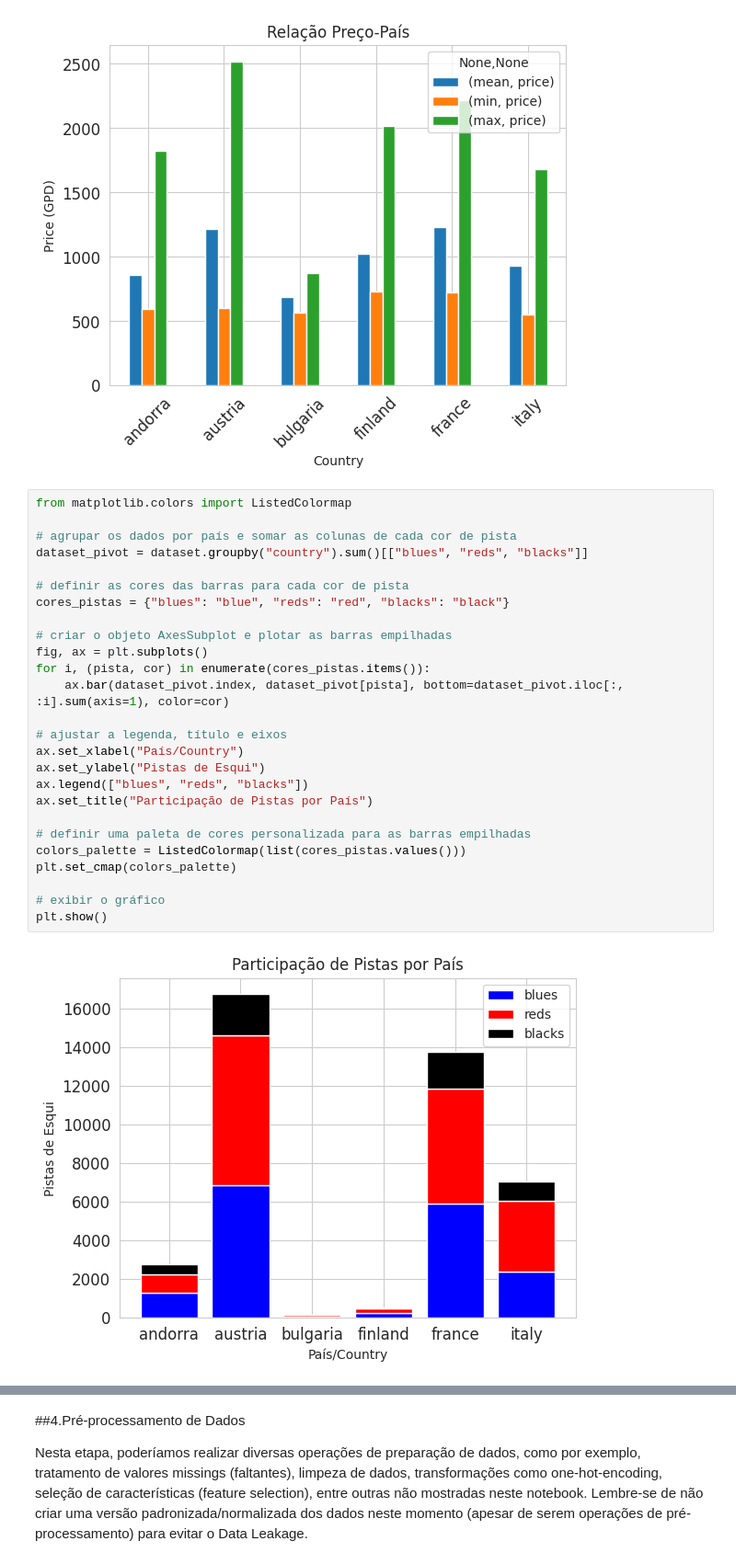
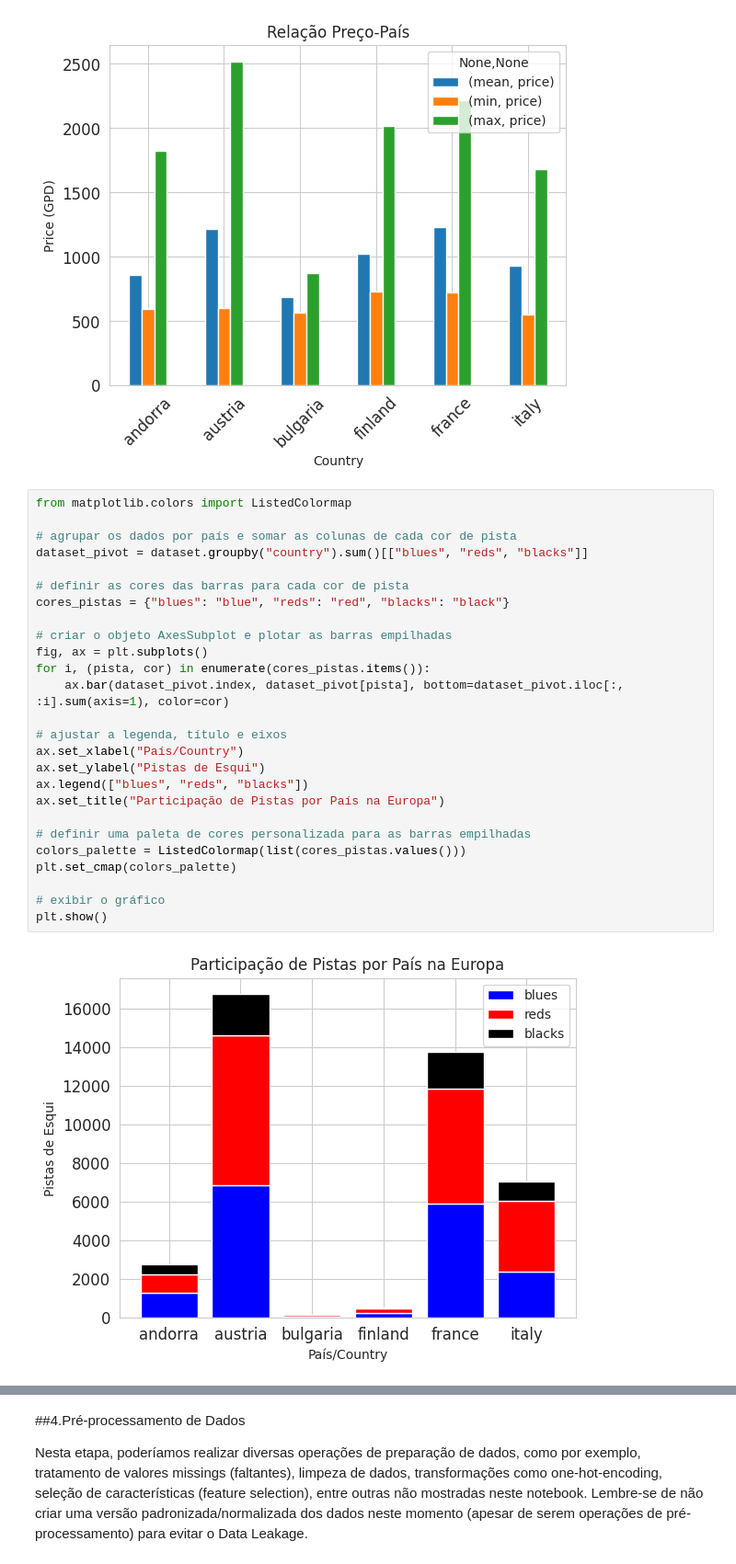
Before and after one commit to CECILIACFR/DATASCIENCE, a Jupyter notebook: MVP_CD_Hoteis_de_Esqui.ipynb, the cells around one changed output, grey strips where cells are left out. Shown at 92% size. Saved outputs shown, nothing was run; the diff lists cells and outputs as text.

```diff
--- a/MVP_CD_Hoteis_de_Esqui.ipynb
+++ b/MVP_CD_Hoteis_de_Esqui.ipynb
@@ -477,28 +489,28 @@ gra_real=grafico.plot.bar(rot=45, title="Relação Preço-País", xlabel="Countr
 # %%
 from matplotlib.colors import ListedColormap
 
 # agrupar os dados por país e somar as colunas de cada cor de pista
 dataset_pivot = dataset.groupby("country").sum()[["blues", "reds", "blacks"]]
 
 # definir as cores das barras para cada cor de pista
 cores_pistas = {"blues": "blue", "reds": "red", "blacks": "black"}
 
 # criar o objeto AxesSubplot e plotar as barras empilhadas
 fig, ax = plt.subplots()
 for i, (pista, cor) in enumerate(cores_pistas.items()):
     ax.bar(dataset_pivot.index, dataset_pivot[pista], bottom=dataset_pivot.iloc[:, :i].sum(axis=1), color=cor)
 
 # ajustar a legenda, título e eixos
 ax.set_xlabel("País/Country")
 ax.set_ylabel("Pistas de Esqui")
 ax.legend(["blues", "reds", "blacks"])
-ax.set_title("Participação de Pistas por País")
+ax.set_title("Participação de Pistas por País na Europa")
 
 # definir uma paleta de cores personalizada para as barras empilhadas
 colors_palette = ListedColormap(list(cores_pistas.values()))
 plt.set_cmap(colors_palette)
 
 # exibir o gráfico
 plt.show()
 # %% [output]
-[figure, old version]
+[figure, new version]
```
Also changed, not shown: parts of 35 cells of this notebook.
